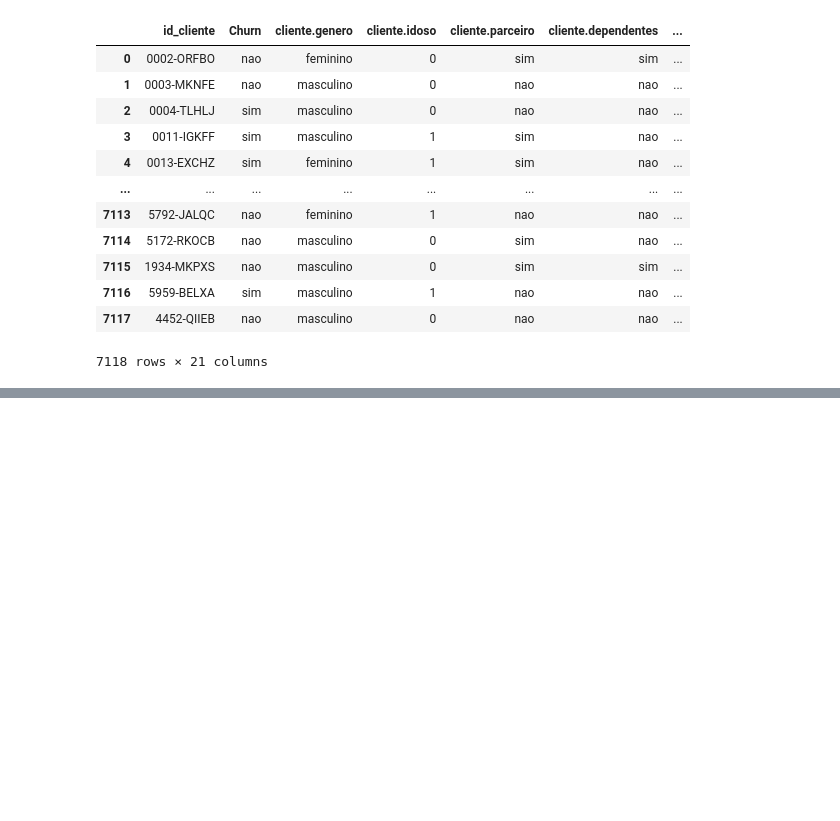
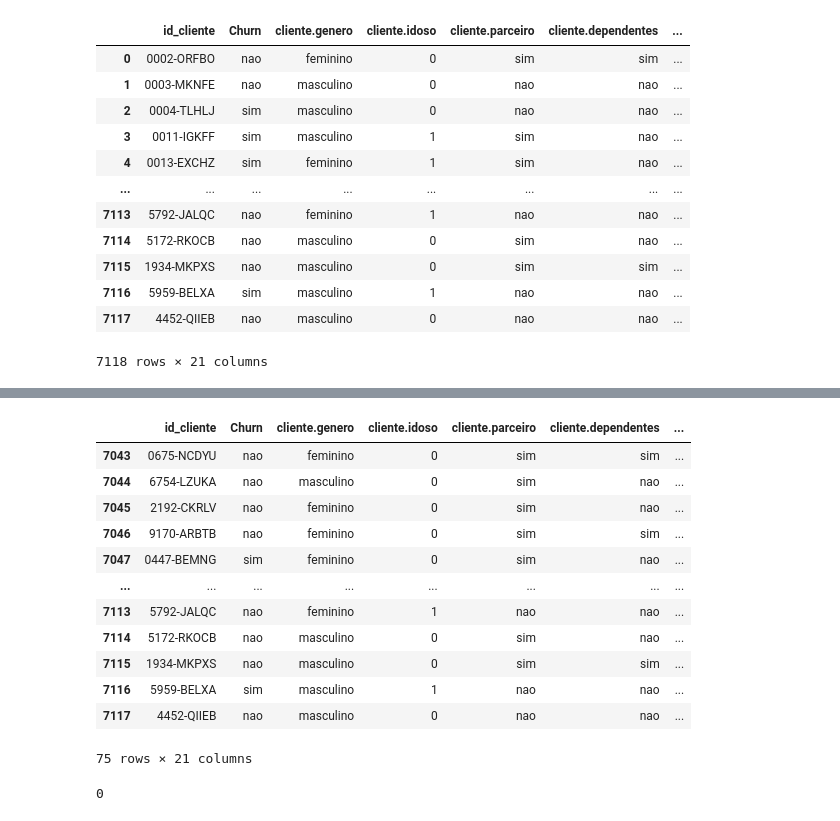
Before and after one commit to mateusopaiva/pandas-limpeza-tratamento, a Jupyter notebook: Pandas_limpeza_e_tratamento_de_dados.ipynb, the cells around one changed output, grey strips where cells are left out. Cells and saved outputs as stored; diff of their text form; code cells hidden in the pictures; blank space fills up the shorter version.

```diff
--- a/Pandas_limpeza_e_tratamento_de_dados.ipynb
+++ b/Pandas_limpeza_e_tratamento_de_dados.ipynb
@@ -287,0 +291,3 @@ dados_sem_vazio
+# %%
+filtro_duplicadas = dados_sem_vazio.duplicated()
+filtro_duplicadas
@@ -287,0 +307,16 @@ dados_sem_vazio
+# %%
+dados_sem_vazio[filtro_duplicadas]
+# %% [output]
+|  | id_cliente | Churn | cliente.genero | cliente.idoso | cliente.parceiro | cliente.dependentes | ... |
+| 7043 | 0675-NCDYU | nao | feminino | 0 | sim | sim | ... |
+| 7044 | 6754-LZUKA | nao | masculino | 0 | sim | nao | ... |
+| 7045 | 2192-CKRLV | nao | feminino | 0 | sim | nao | ... |
+| 7046 | 9170-ARBTB | nao | feminino | 0 | sim | sim | ... |
+| 7047 | 0447-BEMNG | sim | feminino | 0 | sim | nao | ... |
+| ... | ... | ... | ... | ... | ... | ... | ... |
+| 7113 | 5792-JALQC | nao | feminino | 1 | nao | nao | ... |
+| 7114 | 5172-RKOCB | nao | masculino | 0 | sim | nao | ... |
+| 7115 | 1934-MKPXS | nao | masculino | 0 | sim | sim | ... |
+| 7116 | 5959-BELXA | sim | masculino | 1 | nao | nao | ... |
+| 7117 | 4452-QIIEB | nao | masculino | 0 | nao | nao | ... |
+75 rows × 21 columns
@@ -287,0 +325,4 @@ dados_sem_vazio
+# %%
+dados_sem_vazio.duplicated().sum()
+# %% [output]
+0
```
Also changed, not shown: parts of 24 cells of this notebook.
